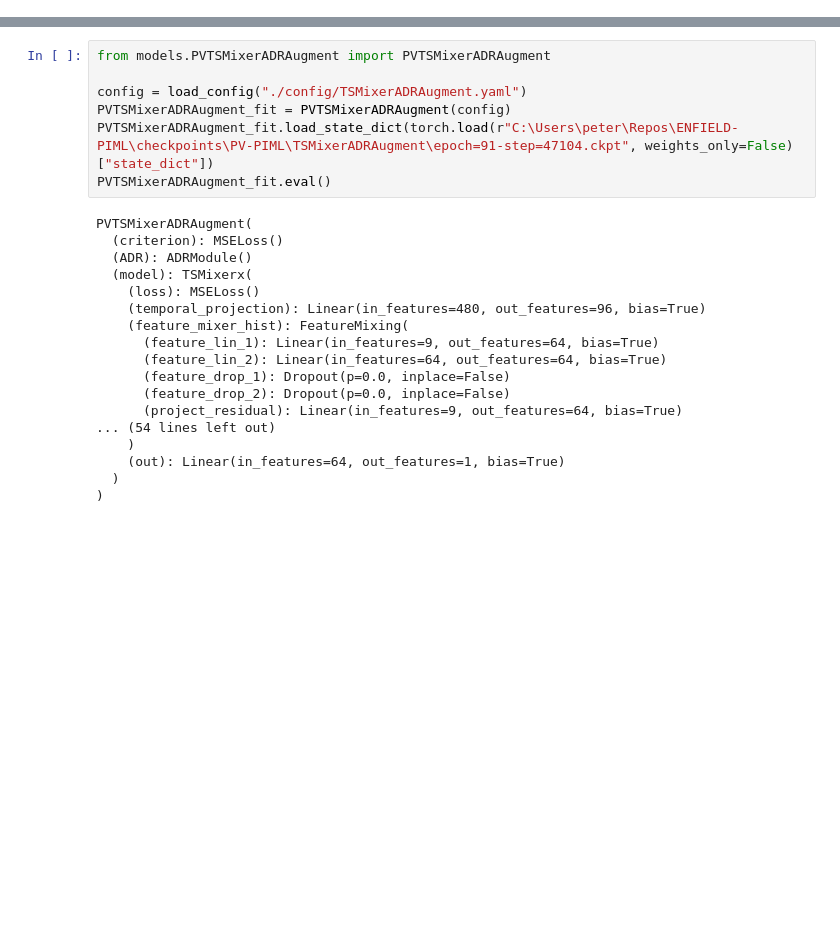
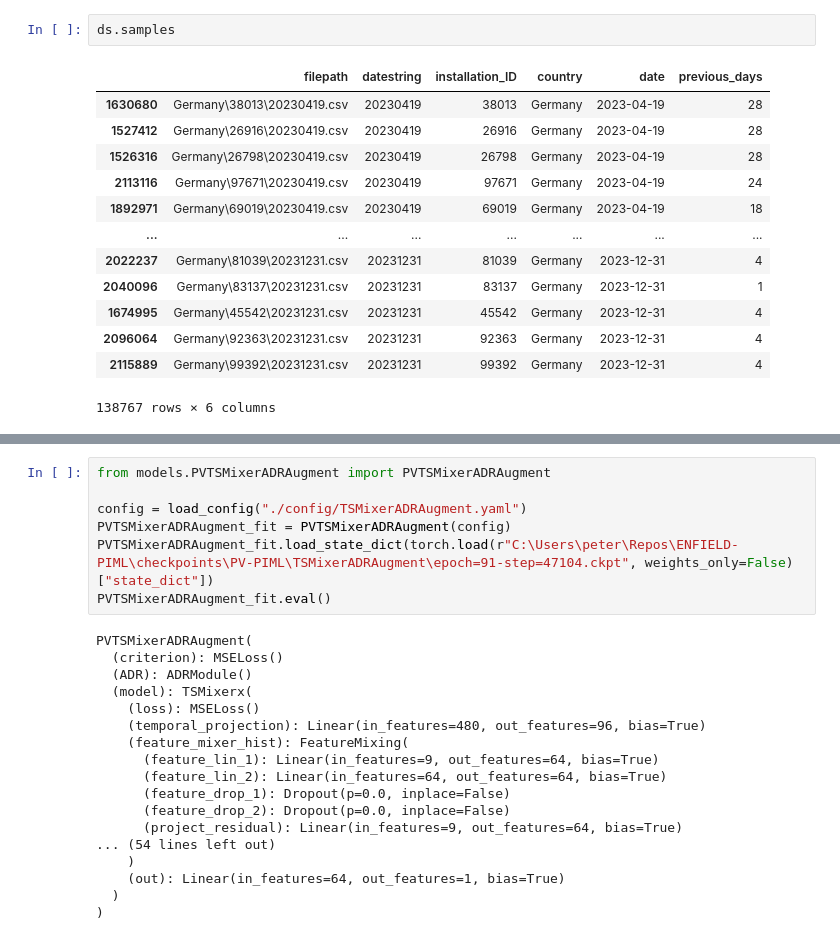
Before and after one commit to pavlikp/PV-PIML, a Jupyter notebook: notebooks/InspectTSMixer.ipynb, the cells around one changed output, grey strips where cells are left out. Cells and saved outputs as stored; diff of their text form; blank space fills up the shorter version.

```diff
--- a/notebooks/InspectTSMixer.ipynb
+++ b/notebooks/InspectTSMixer.ipynb
@@ -7,0 +39,16 @@ ds = PVDatasetWithHistory(r"C:\Users\peter\Repos\ENFIELD-data\processed_unpack\n
+# %%
+ds.samples
+# %% [output]
+|  | filepath | datestring | installation_ID | country | date | previous_days |
+| 1630680 | Germany\38013\20230419.csv | 20230419 | 38013 | Germany | 2023-04-19 | 28 |
+| 1527412 | Germany\26916\20230419.csv | 20230419 | 26916 | Germany | 2023-04-19 | 28 |
+| 1526316 | Germany\26798\20230419.csv | 20230419 | 26798 | Germany | 2023-04-19 | 28 |
+| 2113116 | Germany\97671\20230419.csv | 20230419 | 97671 | Germany | 2023-04-19 | 24 |
+| 1892971 | Germany\69019\20230419.csv | 20230419 | 69019 | Germany | 2023-04-19 | 18 |
+| ... | ... | ... | ... | ... | ... | ... |
+| 2022237 | Germany\81039\20231231.csv | 20231231 | 81039 | Germany | 2023-12-31 | 4 |
+| 2040096 | Germany\83137\20231231.csv | 20231231 | 83137 | Germany | 2023-12-31 | 1 |
+| 1674995 | Germany\45542\20231231.csv | 20231231 | 45542 | Germany | 2023-12-31 | 4 |
+| 2096064 | Germany\92363\20231231.csv | 20231231 | 92363 | Germany | 2023-12-31 | 4 |
+| 2115889 | Germany\99392\20231231.csv | 20231231 | 99392 | Germany | 2023-12-31 | 4 |
+138767 rows × 6 columns
```
Also changed, not shown: parts of 13 cells of this notebook, 1 other file.
